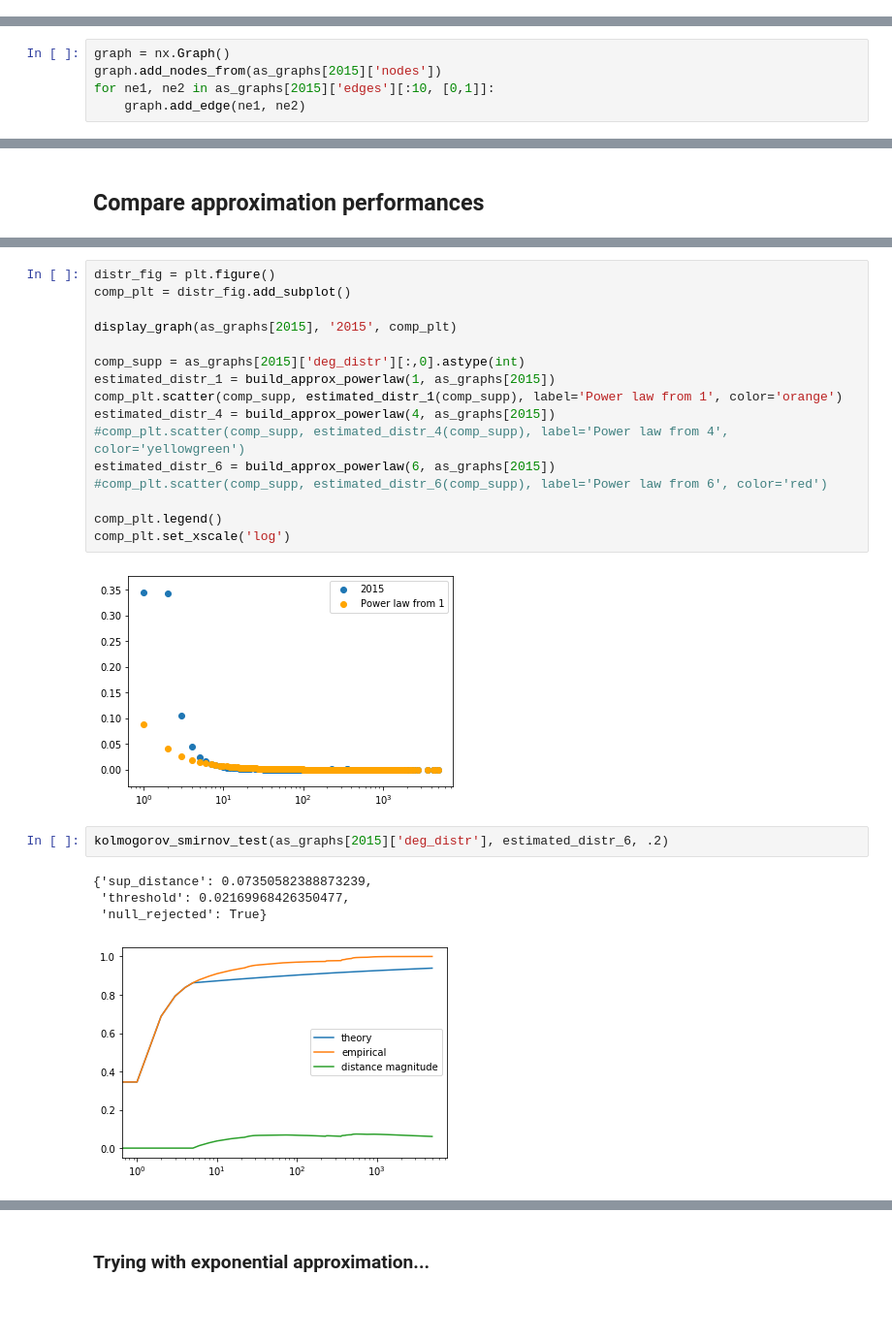
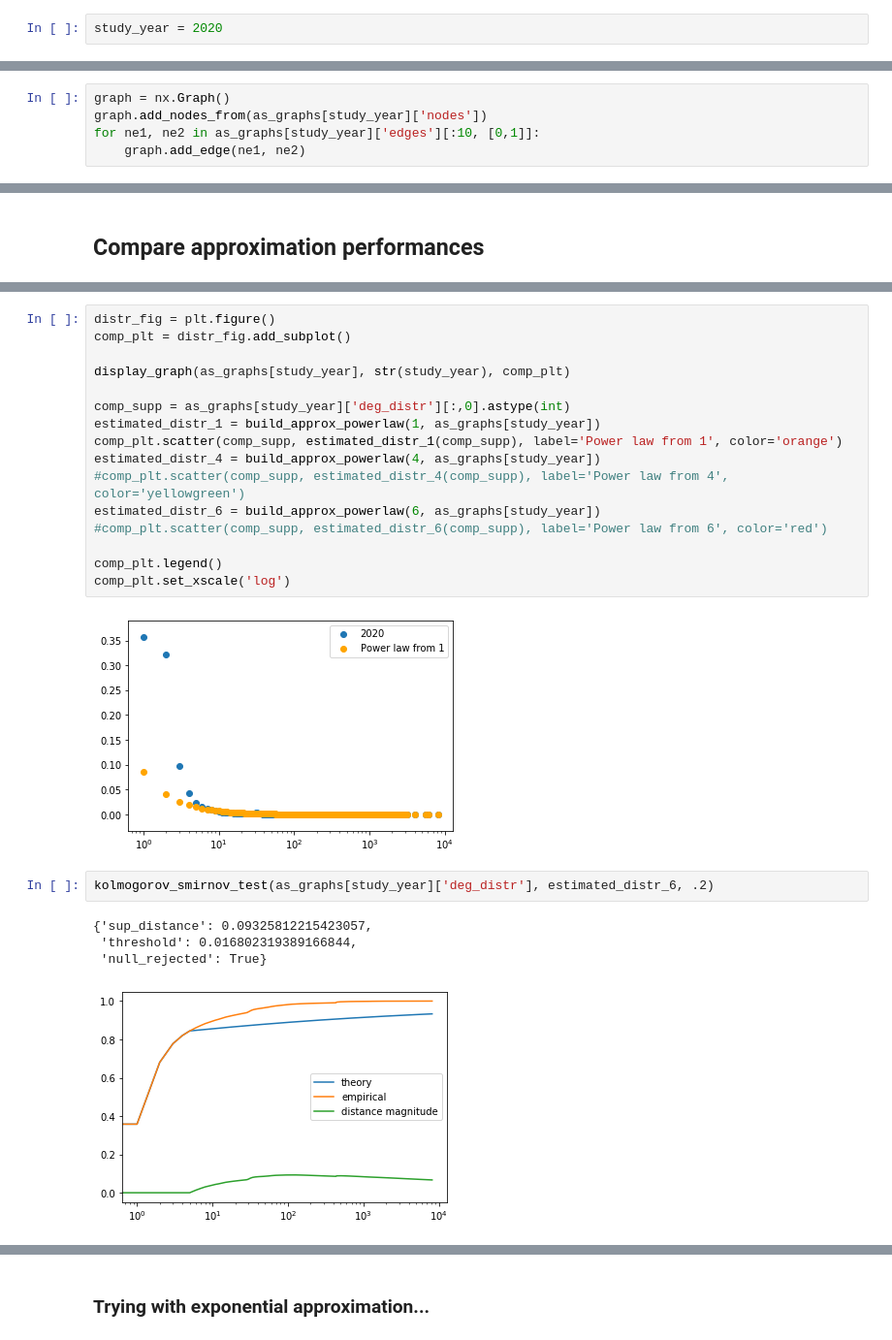
Before and after one commit to dedis/student_20_compactInternet, a Jupyter notebook: AS_graph.ipynb, the cells around one changed output, grey strips where cells are left out. Shown at 97% size. Cells and saved outputs as stored; diff of their text form; blank space fills up the shorter version.

```diff
--- a/AS_graph.ipynb
+++ b/AS_graph.ipynb
@@ -105,4 +106,6 @@ AS 201770 is connected to:
  [201770    100     -1]]
 # %% [markdown]
 ## Classify ASes
+# %%
+study_year = 2020
 # %%
@@ -163,8 +386,8 @@ only_peers_idxs = np.nonzero(as_graphs[2015]['edges'][:,2].astype(int) == 1)
 ## Study graph structure
 # %%
 graph = nx.Graph()
-graph.add_nodes_from(as_graphs[2015]['nodes'])
-for ne1, ne2 in as_graphs[2015]['edges'][:10, [0,1]]:
+graph.add_nodes_from(as_graphs[study_year]['nodes'])
+for ne1, ne2 in as_graphs[study_year]['edges'][:10, [0,1]]:
     graph.add_edge(ne1, ne2)
 # %%
 nx.degree_assortativity_coefficient(graph)
@@ -358,25 +558,25 @@ print(discrete_powerlaw_mle(2, as_graphs[2015]['edges'][:,0]),
 distr_fig = plt.figure()
 comp_plt = distr_fig.add_subplot()
 
-display_graph(as_graphs[2015], '2015', comp_plt)
+display_graph(as_graphs[study_year], str(study_year), comp_plt)
 
-comp_supp = as_graphs[2015]['deg_distr'][:,0].astype(int)
-estimated_distr_1 = build_approx_powerlaw(1, as_graphs[2015])
+comp_supp = as_graphs[study_year]['deg_distr'][:,0].astype(int)
+estimated_distr_1 = build_approx_powerlaw(1, as_graphs[study_year])
 comp_plt.scatter(comp_supp, estimated_distr_1(comp_supp), label='Power law from 1', color='orange')
-estimated_distr_4 = build_approx_powerlaw(4, as_graphs[2015])
+estimated_distr_4 = build_approx_powerlaw(4, as_graphs[study_year])
 #comp_plt.scatter(comp_supp, estimated_distr_4(comp_supp), label='Power law from 4', color='yellowgreen')
-estimated_distr_6 = build_approx_powerlaw(6, as_graphs[2015])
+estimated_distr_6 = build_approx_powerlaw(6, as_graphs[study_year])
 #comp_plt.scatter(comp_supp, estimated_distr_6(comp_supp), label='Power law from 6', color='red')
 
 comp_plt.legend()
 comp_plt.set_xscale('log')
 # %% [output]
-[figure, old version]
+[figure, new version]
 # %%
-kolmogorov_smirnov_test(as_graphs[2015]['deg_distr'], estimated_distr_6, .2)
+kolmogorov_smirnov_test(as_graphs[study_year]['deg_distr'], estimated_distr_6, .2)
 # %% [output]
-{'sup_distance': 0.07350582388873239,
- 'threshold': 0.02169968426350477,
+{'sup_distance': 0.09325812215423057,
+ 'threshold': 0.016802319389166844,
  'null_rejected': True}
-[figure, old version]
+[figure, new version]
 # %%
```
Also changed, not shown: parts of 54 cells of this notebook.
